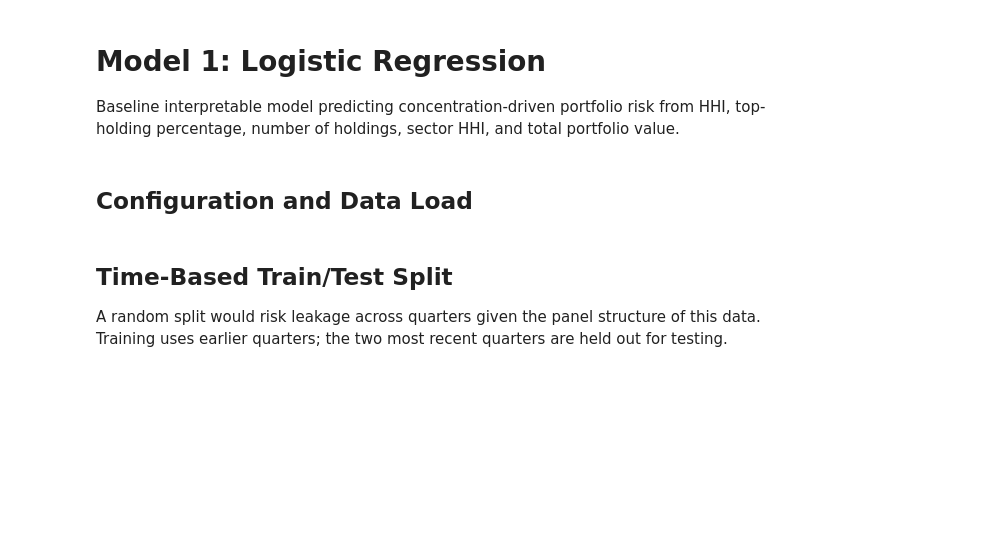
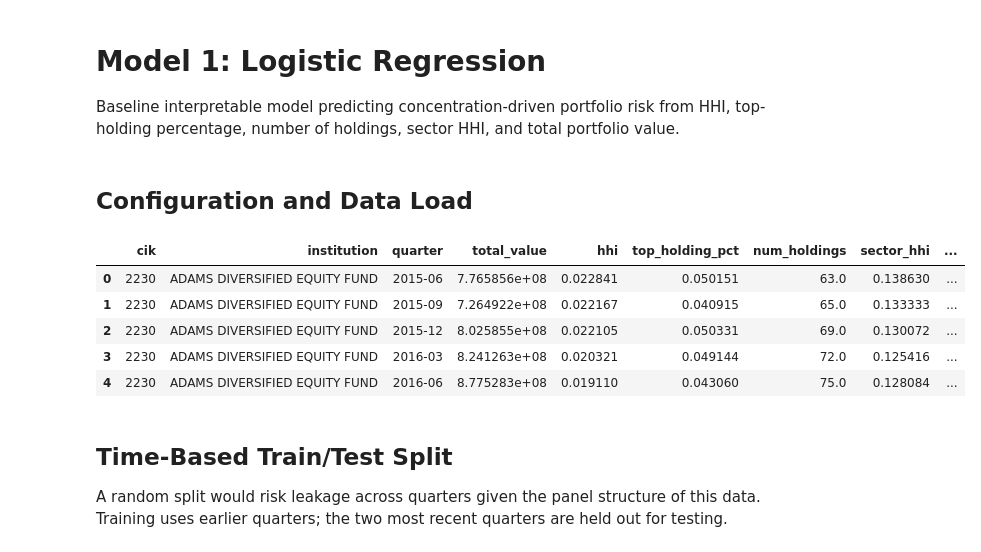
Before and after one commit to GopolangMmutlwaneCaptone/Risk-Concentration-Flagging, a Jupyter notebook: src/models/model1_logistic_regression.ipynb, the cells around one changed output. Drawn from its saved outputs; the diff is of its cells as text; code cells hidden in the pictures; blank space fills up the shorter version.

```diff
--- a/src/models/model1_logistic_regression.ipynb
+++ b/src/models/model1_logistic_regression.ipynb
@@ -17,9 +17,18 @@ import os
 # %%
 PROCESSED_DATA_DIR = "../../data/processed"
 ARTIFACTS_DIR = "../../artifacts"
 REPORTS_DIR = "../../reports"
 
 model_data = pd.read_csv(os.path.join(PROCESSED_DATA_DIR, "model_features.csv"))
+
+model_data.head()
+# %% [output]
+|  | cik | institution | quarter | total_value | hhi | top_holding_pct | num_holdings | sector_hhi | ... |
+| 0 | 2230 | ADAMS DIVERSIFIED EQUITY FUND | 2015-06 | 7.765856e+08 | 0.022841 | 0.050151 | 63.0 | 0.138630 | ... |
+| 1 | 2230 | ADAMS DIVERSIFIED EQUITY FUND | 2015-09 | 7.264922e+08 | 0.022167 | 0.040915 | 65.0 | 0.133333 | ... |
+| 2 | 2230 | ADAMS DIVERSIFIED EQUITY FUND | 2015-12 | 8.025855e+08 | 0.022105 | 0.050331 | 69.0 | 0.130072 | ... |
+| 3 | 2230 | ADAMS DIVERSIFIED EQUITY FUND | 2016-03 | 8.241263e+08 | 0.020321 | 0.049144 | 72.0 | 0.125416 | ... |
+| 4 | 2230 | ADAMS DIVERSIFIED EQUITY FUND | 2016-06 | 8.775283e+08 | 0.019110 | 0.043060 | 75.0 | 0.128084 | ... |
 # %% [markdown]
 ## Time-Based Train/Test Split
 
```
Also changed, not shown: parts of 6 cells of this notebook.
